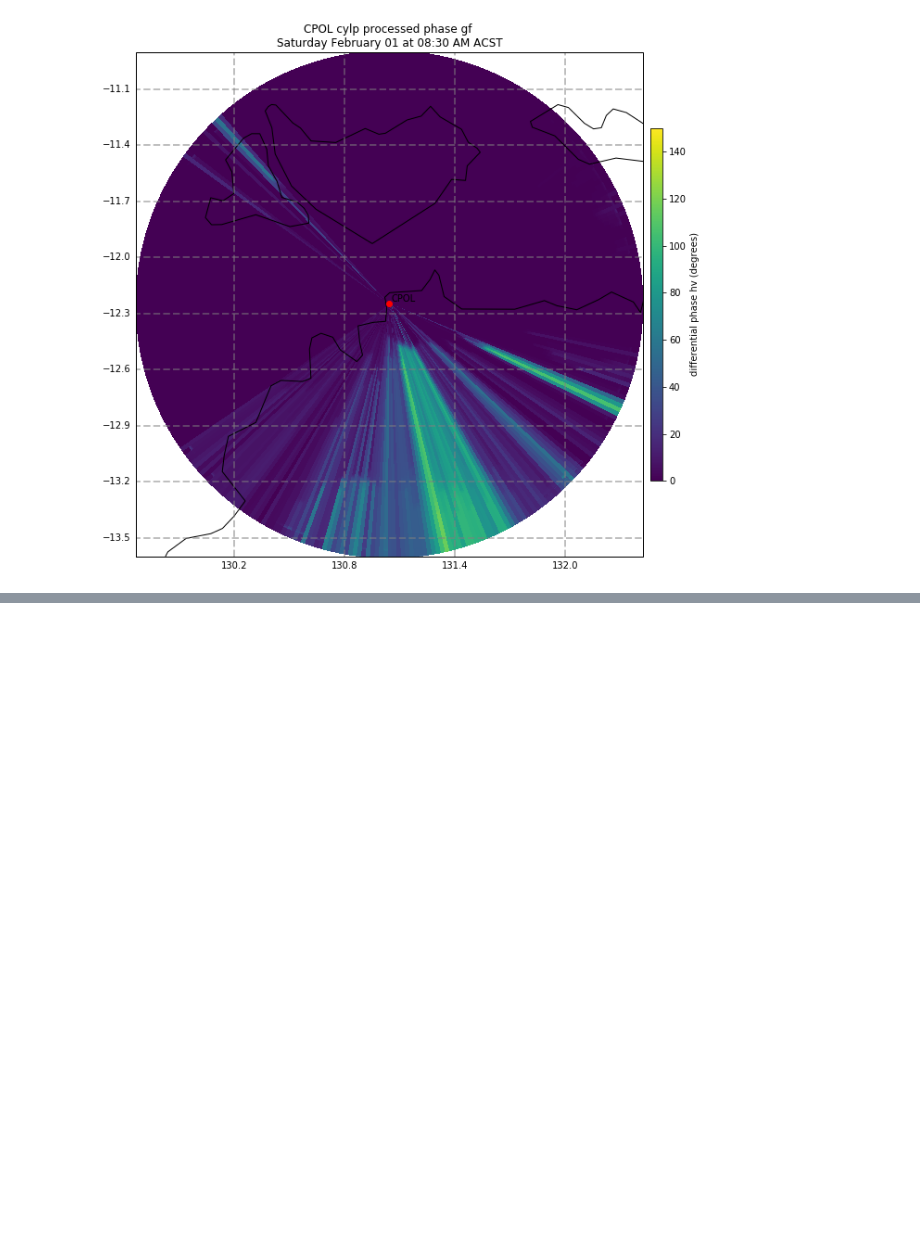
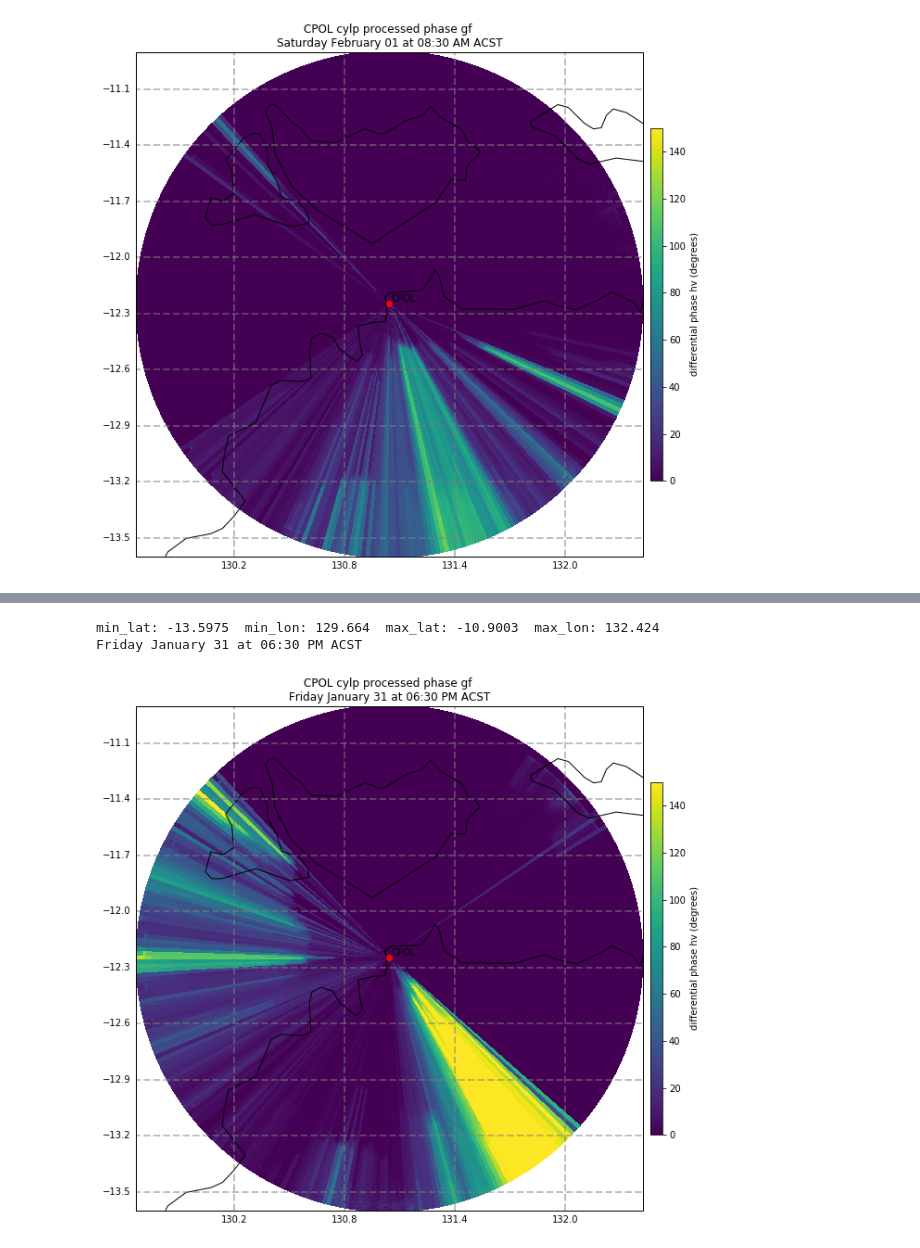
Before and after one commit to scollis/bom_visit_2017, a Jupyter notebook: notebooks/LP Breakout.ipynb, the cells around one changed output, grey strips where cells are left out. Drawn from its saved outputs; the diff is of its cells as text; code cells hidden in the pictures; blank space fills up the shorter version.

```diff
--- a/notebooks/LP Breakout.ipynb
+++ b/notebooks/LP Breakout.ipynb
@@ -1092,0 +1060,38 @@ Saturday February 01 at 08:30 AM ACST
+# %%
+#field = pyart.config.get_metadata('polarimetric_phase')
+field = copy.deepcopy(radar.fields['PHIDP'])
+field['data'] = field['data']*2.0
+radar.add_field('PHIDP2', field, replace_existing=True)
+# %%
+nyq = radar.instrument_parameters['nyquist_velocity']['data'][0]
+std_dev = pyart.util.angular_texture_2d(radar.fields['VEL']['data'], 2, nyq)
+filtered_data = scipy.ndimage.filters.median_filter(std_dev, size=(2, 2))
+texture_field = pyart.config.get_metadata('velocity')
+texture_field['data'] = filtered_data
+radar.add_field('velocity_texture', texture_field, replace_existing=True)
+
+std_dev = pyart.util.angular_texture_2d(radar.fields['PHIDP']['data'], 2, 180)
+filtered_data = scipy.ndimage.filters.median_filter(std_dev, size=(2, 2))
+texture_field = pyart.config.get_metadata('velocity')
+texture_field['data'] = filtered_data
+radar.add_field('phidp_texture', texture_field, replace_existing=True)
+# %%
+my_gatefilter = pyart.filters.GateFilter(radar)
+my_gatefilter.exclude_above('phidp_texture', 25.0)
+my_gatefilter.exclude_below('RHOHV', 0.95)
+my_gatefilter.exclude_above('velocity_texture', 6)
+# %%
+#Dodheville locally!
+kdp_top = 5000.
+coh_pwr = copy.deepcopy(radar.fields['PHIDP'])
+coh_pwr['data'] = coh_pwr['data']*0.+1.
+radar.fields['NCP'] = coh_pwr
+phidp,kdp = phase_proc_lp_gf(radar,0.0, my_gatefilter,
+                                      refl_field='DBZ',
+                                      LP_solver='cylp',
+                                      phidp_field='PHIDP2',
+                                      fzl = kdp_top,
+                                      debug=True,
+                                      ncpts=10)
+radar.fields['cylp_processed_phase_gf'] = phidp
+radar.fields['specific_differential_phase'] = kdp
@@ -1092,0 +1119,6 @@ Saturday February 01 at 08:30 AM ACST
+# %%
+plot_radar_ppi(radar, field='cylp_processed_phase_gf', vmin=0, vmax=150, sweep=1, name='CPOL')
+# %% [output]
+min_lat: -13.5975  min_lon: 129.664  max_lat: -10.9003  max_lon: 132.424
+Friday January 31 at 06:30 PM ACST
+[figure, added]
```
Also changed, not shown: parts of 18 cells of this notebook.
